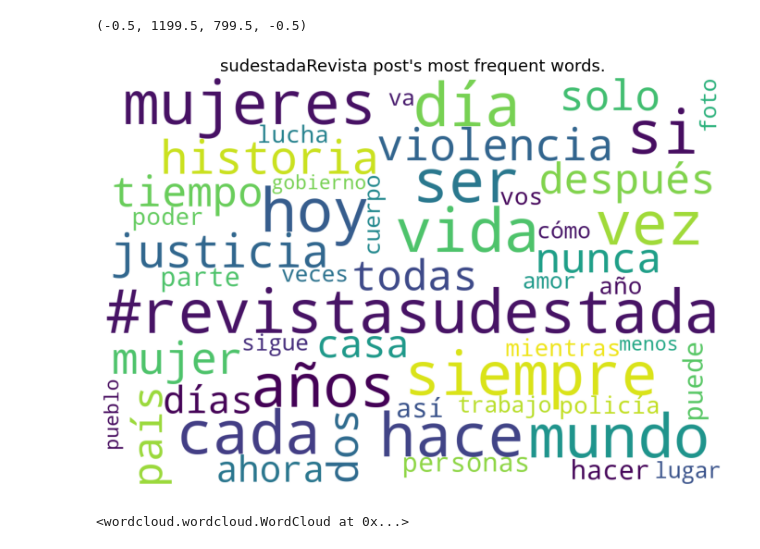
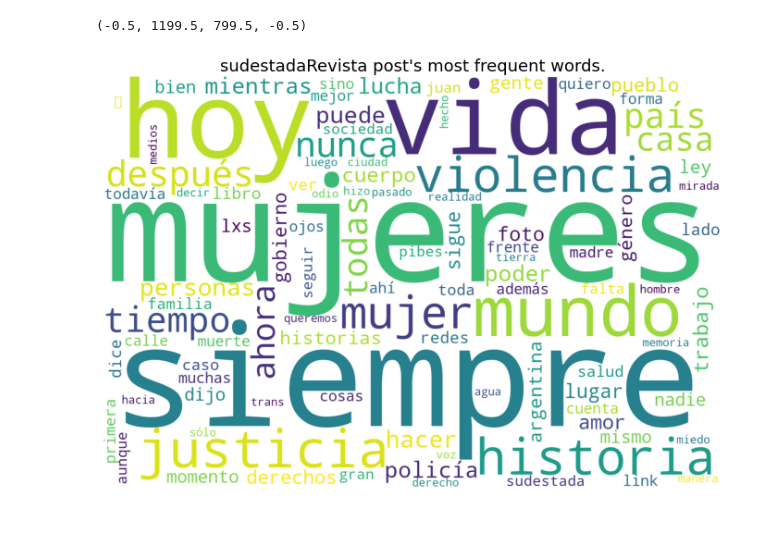
Before and after one commit to ciromanzar/sudestadaBot, a Jupyter notebook: wordcloud.ipynb, the cells around one changed output. Saved outputs shown, nothing was run; the diff lists cells and outputs as text; code cells hidden in the pictures.

Commit message:
wordcloud tuneado

```diff
--- a/wordcloud.ipynb
+++ b/wordcloud.ipynb
@@ -53,23 +53,24 @@ word_count_dict = {i:words_list_lower.count(i) for i in words_set_sin_stopwords}
 # %%
 from wordcloud import WordCloud
 wc_atributos = {'height' : 800,
                 'width' : 1200,
                 'background_color' : 'white',
-                'max_words' : 50,
-                'relative_scaling':0
+                'max_words' : 100,
+                'relative_scaling':0.3,
                 } # Defino los parámetros que les voy a pasar a los wordclouds
+
+ignore = ['si','va','ser','vez','cada','vos','dos','días','día','hace','van','año','años',
+          'parte','veces', 'tan', 'así', 'tener', 'cómo', 'menos','solo','#revistasudestada']
 
 fig, axs = plt.subplots(1, 1, figsize = (12,10))
 
-wc = WordCloud(**wc_atributos).generate_from_frequencies(word_count_dict)
+wc = WordCloud(**wc_atributos).generate_from_frequencies({key: word_count_dict[key] for key in word_count_dict if key not in ignore})
 
 axs.set_title('sudestadaRevista post\'s most frequent words.', fontsize=18)
 axs.imshow(wc)
 axs.axis('off')
 # %% [output]
 (-0.5, 1199.5, 799.5, -0.5)
-[figure, old version]
+[figure, new version]
 # %%
-wc.to_file('./plots/wordclowd-2707.png')
+fig.savefig('./plots/wordclowd-2707.png')
-# %% [output]
-<wordcloud.wordcloud.WordCloud at 0x...>
```
Also changed, not shown: 1 other file.
